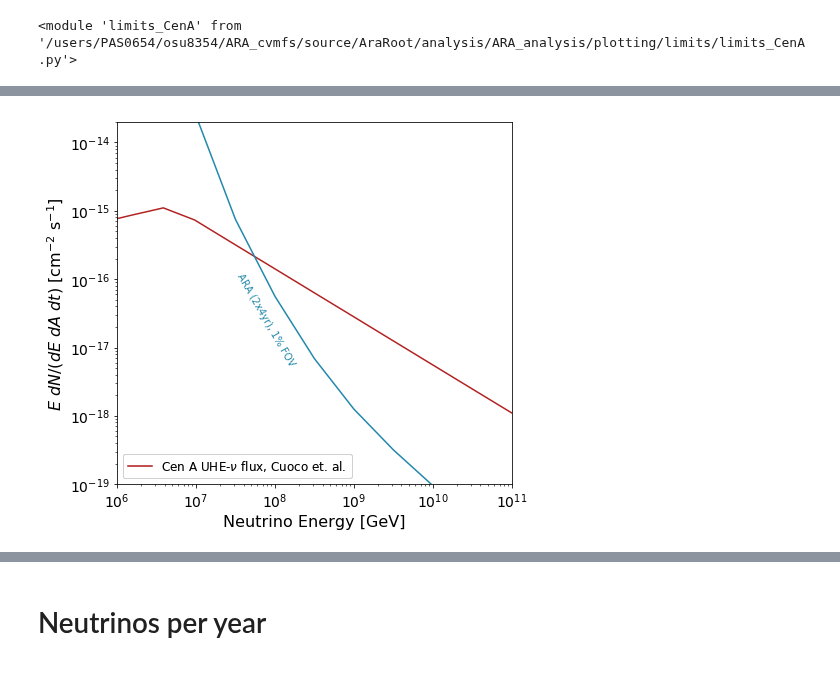
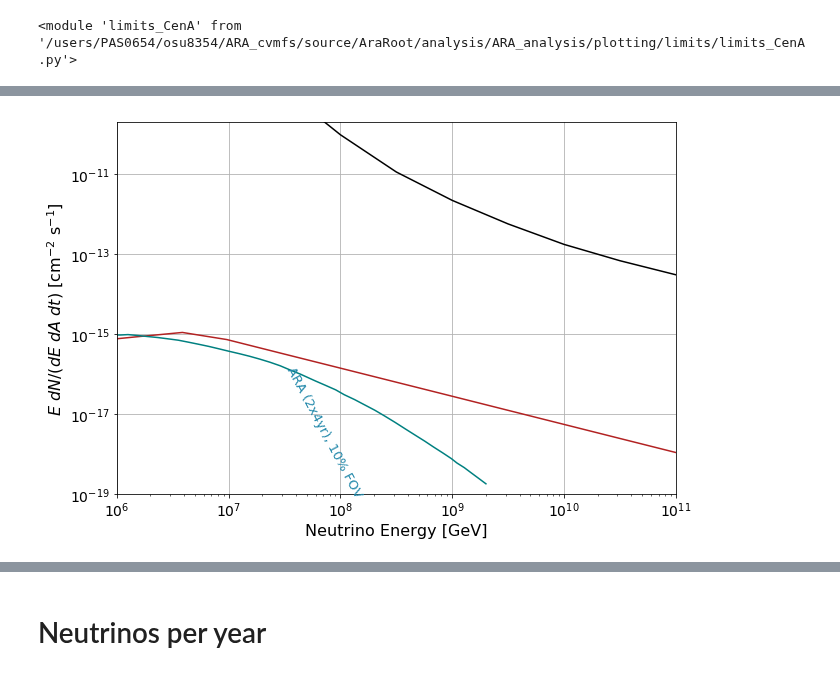
Before and after one commit to toej93/ARA_analysis, a Jupyter notebook: plotting/limits/sensitivities_CenA.ipynb, the cells around one changed output, grey strips where cells are left out. Saved outputs shown, nothing was run; the diff lists cells and outputs as text; code cells hidden in the pictures.

```diff
--- a/plotting/limits/sensitivities_CenA.ipynb
+++ b/plotting/limits/sensitivities_CenA.ipynb
@@ -8,24 +21,13 @@ importlib.reload(limits_CenA)
 # %%
-figure = LimitFigure(e_power=1, xlims=(1e6, 1e11), ylims=(1e-19, 2e-14), font_size=16, tick_size=14)
-# figure.build_base_plot('ara',models = ['ahlers_1','diagonal', "murase_grb"])
-figure.build_base_plot('ara',models = ["Cuoco_CenA"])
+figure = LimitFigure(e_power=1,figsize=(9, 6), xlims=(1e6, 1e11), ylims=(1e-19, 2e-10), font_size=16, tick_size=14)
+# figure.build_base_plot('ara',models = ['ahlers_1', "murase_grb"])
+figure.build_base_plot('ara',models = ["Cuoco_CenA","Kachelriess_CenA"])
 # figure.add_limit('ARA', ara_energies, ara_available*0.9,
 #                 stations=2.44, years=1, color='black', linestyle="dotted",
 #                 label='Available Data (2012-2019)')
 # figure.add_limit('ARA', ara_energies, ara_projected*0.9,
 #                 stations=2.44, years=1, color='black', linestyle='dashed',
 #                 label='Projected Data (2012-2022)')
-figure.show(legend_size=12, save_name='limit_CenA.png', dpi=200)
-
-# figure = LimitFigure(e_power=1, xlims=(1e6, 1e11), ylims=(1e-19, 2e-14), font_size=16, tick_size=14)
-# figure.build_base_plot('ara_src')
-# figure.add_limit('ARA', ara_energies, ara_available*0.9,
-#                 stations=2.44, years=1, color='black', linestyle=None,
-#                 label='Available Data (2012-2020)')
-# figure.add_limit('ARA', ara_energies, ara_projected*0.9,
-#                 stations=2.44, years=1, color='black', linestyle='--',
-#                 label='Projected Data (2012-2023)')
-
-# figure.show(legend_size=12)#, save_name='e1_source_plot_ara2019.pdf')
+# figure.show(save_name='limit_CenA_E2.pdf', dpi=200)
 # %% [output]
-[figure, old version]
+[figure, new version]
```
Also changed, not shown: parts of 3 cells of this notebook, 14 other files.
